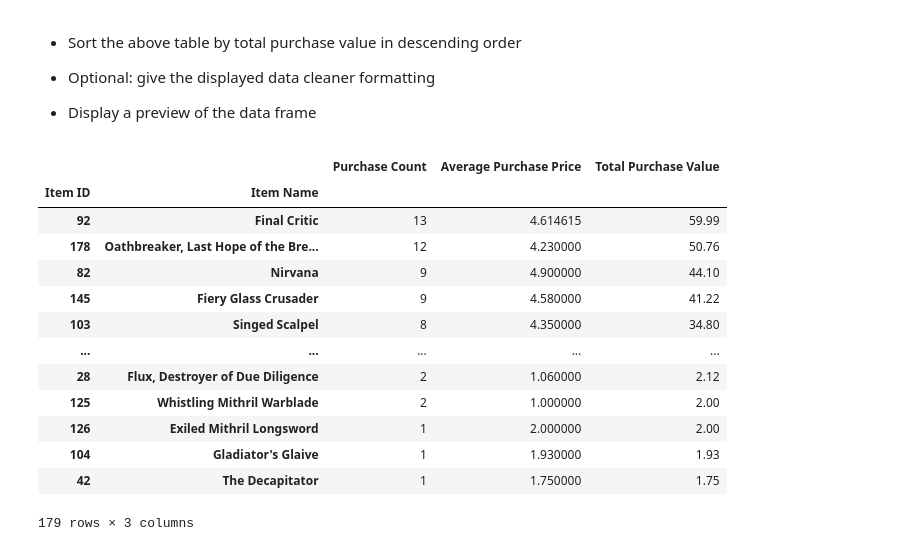
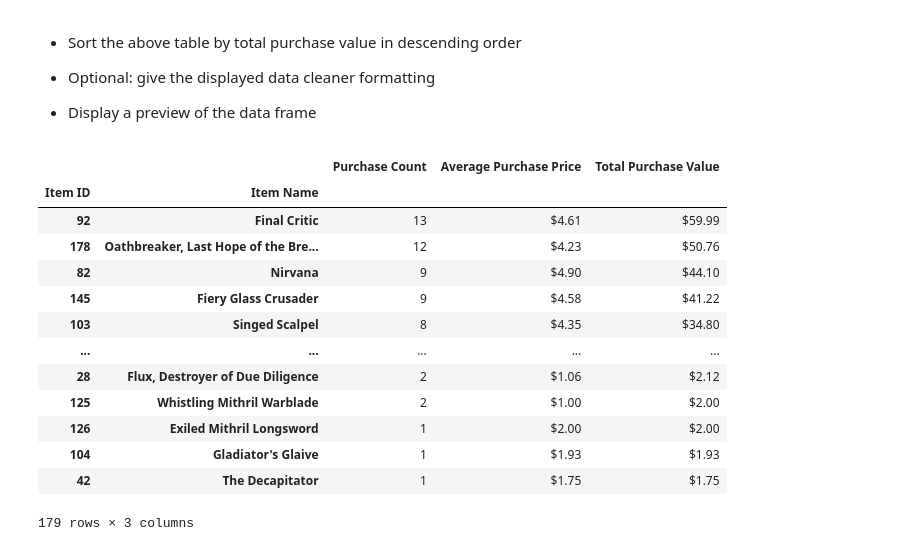
Before and after one commit to MikeT9/Pandas-Challenge, a Jupyter notebook: HeroesOfPymoli/HeroesOfPymoli_starter.ipynb, the cells around one changed output. Saved outputs shown, nothing was run; the diff lists cells and outputs as text; code cells hidden in the pictures.

```diff
--- a/HeroesOfPymoli/HeroesOfPymoli_starter.ipynb
+++ b/HeroesOfPymoli/HeroesOfPymoli_starter.ipynb
@@ -379,20 +419,27 @@ popular_items_df
 # %%
 # Sort by Total Purchase Value
 # To sort from highest to lowest, ascending=False must be passed in
 profitable_items_df = item_purchase_summary_df.sort_values("Total Purchase Value", ascending=False)
+
+# First convert "Average Purchase Price" and "Total Purchase Value" columns to float
+# Then Format to go to two decimal places, include a dollar sign, and use comma notation
+profitable_items_df["Average Purchase Price"] = profitable_items_df["Average Purchase Price"].astype(float).map("${:,.2f}".format)
+profitable_items_df["Total Purchase Value"] = profitable_items_df["Total Purchase Value"].astype(float).map("${:,.2f}".format)
+
+# Display the Profitable Items Data Frame
 profitable_items_df
 # %% [output]
 |  |  | Purchase Count | Average Purchase Price | Total Purchase Value |
 | Item ID | Item Name |  |  |  |
-| 92 | Final Critic | 13 | 4.614615 | 59.99 |
-| 178 | Oathbreaker, Last Hope of the Bre... | 12 | 4.230000 | 50.76 |
-| 82 | Nirvana | 9 | 4.900000 | 44.10 |
-| 145 | Fiery Glass Crusader | 9 | 4.580000 | 41.22 |
-| 103 | Singed Scalpel | 8 | 4.350000 | 34.80 |
+| 92 | Final Critic | 13 | $4.61 | $59.99 |
+| 178 | Oathbreaker, Last Hope of the Bre... | 12 | $4.23 | $50.76 |
+| 82 | Nirvana | 9 | $4.90 | $44.10 |
+| 145 | Fiery Glass Crusader | 9 | $4.58 | $41.22 |
+| 103 | Singed Scalpel | 8 | $4.35 | $34.80 |
 | ... | ... | ... | ... | ... |
-| 28 | Flux, Destroyer of Due Diligence | 2 | 1.060000 | 2.12 |
-| 125 | Whistling Mithril Warblade | 2 | 1.000000 | 2.00 |
-| 126 | Exiled Mithril Longsword | 1 | 2.000000 | 2.00 |
-| 104 | Gladiator's Glaive | 1 | 1.930000 | 1.93 |
-| 42 | The Decapitator | 1 | 1.750000 | 1.75 |
+| 28 | Flux, Destroyer of Due Diligence | 2 | $1.06 | $2.12 |
+| 125 | Whistling Mithril Warblade | 2 | $1.00 | $2.00 |
+| 126 | Exiled Mithril Longsword | 1 | $2.00 | $2.00 |
+| 104 | Gladiator's Glaive | 1 | $1.93 | $1.93 |
+| 42 | The Decapitator | 1 | $1.75 | $1.75 |
 179 rows × 3 columns
```
Also changed, not shown: parts of 7 cells of this notebook.
